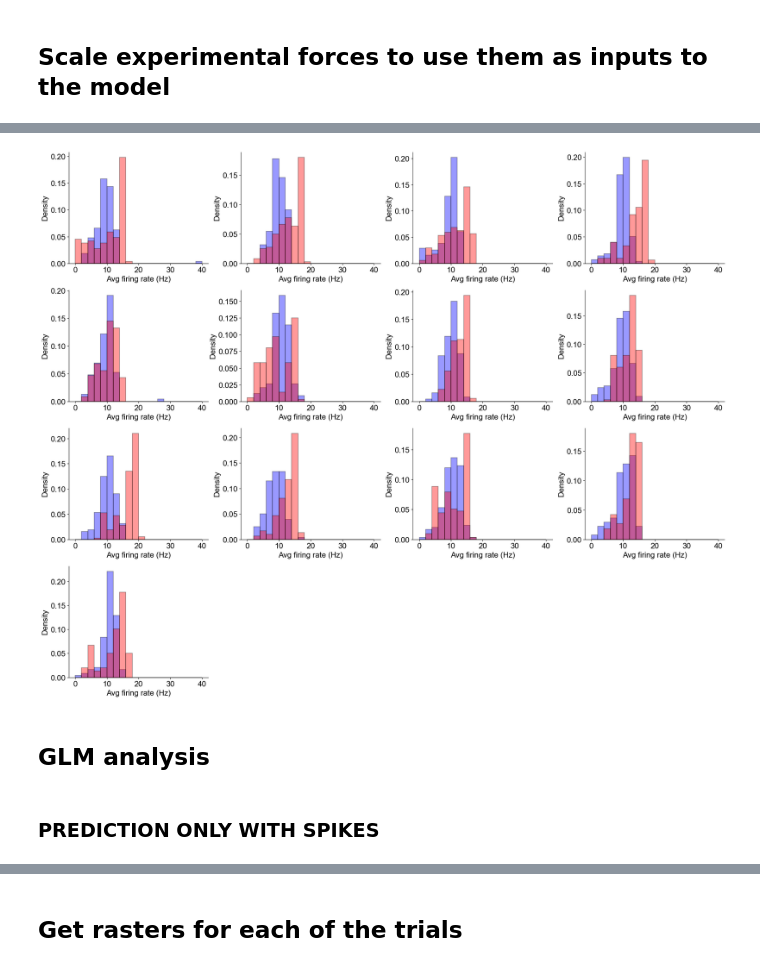
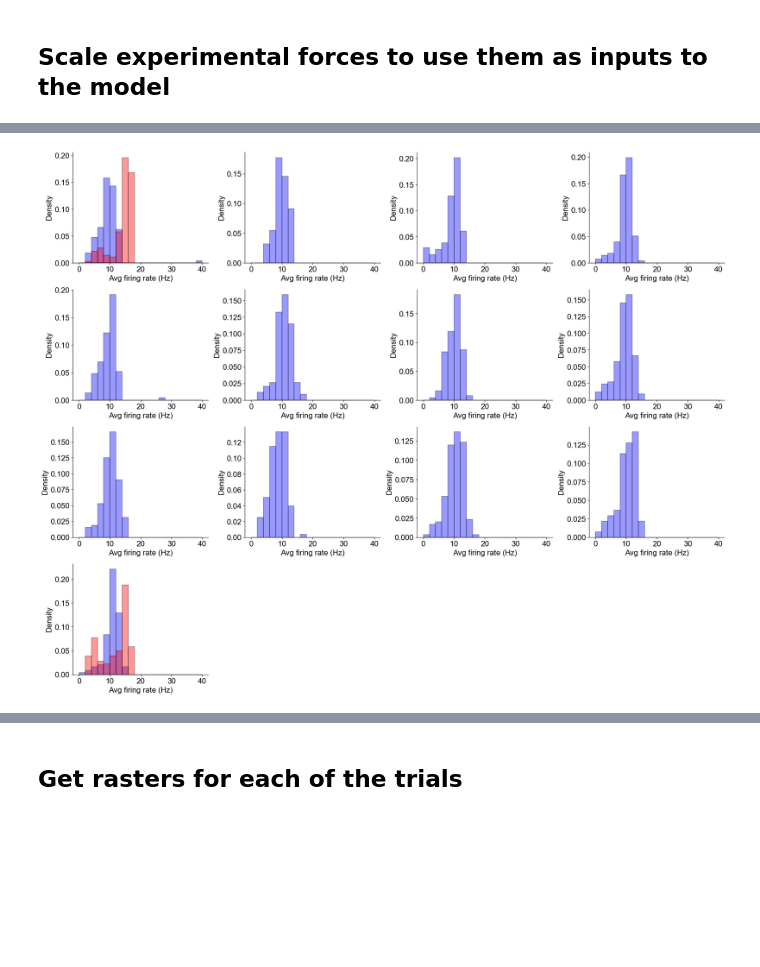
Before and after one commit to natmtc/flexible-motoneuron-control, a Jupyter notebook: Experimental_data_analysis_test.ipynb, the cells around one changed output, grey strips where cells are left out. Cells and saved outputs as stored; diff of their text form; code cells hidden in the pictures; blank space fills up the shorter version.

```diff
--- a/Experimental_data_analysis_test.ipynb
+++ b/Experimental_data_analysis_test.ipynb
@@ -505,7 +797,7 @@ def compute_avg_firing_rate(spike_times, sampling_rate):
 def load_simulated_rates(jld2_file_paths):
     sim_rates_by_day = {}
     for path in jld2_file_paths:
-        day_match = re.search(r'force(\d+)_firing_rates\.jld2', path)
+        day_match = re.search(r'force(\d+)_firing_rates_last_trial\.jld2', path)
         if not day_match:
             continue
         day = int(day_match.group(1))
@@ -587,19 +879,19 @@ Fsamp = 2048
 
 jld2_file_paths = [
 
-    '/Users/nmt121/Desktop/Repositories/Motoneuron_Model/Data_MN_Model/Data_final/firings/S1/force1_firing_rates.jld2',
-    '/Users/nmt121/Desktop/Repositories/Motoneuron_Model/Data_MN_Model/Data_final/firings/S1/force3_firing_rates.jld2',
-    '/Users/nmt121/Desktop/Repositories/Motoneuron_Model/Data_MN_Model/Data_final/firings/S1/force4_firing_rates.jld2',
-    '/Users/nmt121/Desktop/Repositories/Motoneuron_Model/Data_MN_Model/Data_final/firings/S1/force5_firing_rates.jld2',
-    '/Users/nmt121/Desktop/Repositories/Motoneuron_Model/Data_MN_Model/Data_final/firings/S1/force6_firing_rates.jld2',
-    '/Users/nmt121/Desktop/Repositories/Motoneuron_Model/Data_MN_Model/Data_final/firings/S1/force7_firing_rates.jld2',
-    '/Users/nmt121/Desktop/Repositories/Motoneuron_Model/Data_MN_Model/Data_final/firings/S1/force8_firing_rates.jld2',
-    '/Users/nmt121/Desktop/Repositories/Motoneuron_Model/Data_MN_Model/Data_final/firings/S1/force9_firing_rates.jld2',
-    '/Users/nmt121/Desktop/Repositories/Motoneuron_Model/Data_MN_Model/Data_final/firings/S1/force10_firing_rates.jld2',
-    '/Users/nmt121/Desktop/Repositories/Motoneuron_Model/Data_MN_Model/Data_final/firings/S1/force11_firing_rates.jld2',
-    '/Users/nmt121/Desktop/Repositories/Motoneuron_Model/Data_MN_Model/Data_final/firings/S1/force12_firing_rates.jld2',
-    '/Users/nmt121/Desktop/Repositories/Motoneuron_Model/Data_MN_Model/Data_final/firings/S1/force13_firing_rates.jld2',
-    '/Users/nmt121/Desktop/Repositories/Motoneuron_Model/Data_MN_Model/Data_final/firings/S1/force14_firing_rates.jld2',
+    '/Users/nmt121/Desktop/Repositories/Motoneuron_Model/Data_MN_Model/Data_final/firings/S1/force1_firing_rates_last_trial.jld2',
+    # '/Users/nmt121/Desktop/Repositories/Motoneuron_Model/Data_MN_Model/Data_final/firings/S1/force3_firing_rates.jld2',
+    # '/Users/nmt121/Desktop/Repositories/Motoneuron_Model/Data_MN_Model/Data_final/firings/S1/force4_firing_rates.jld2',
+    # '/Users/nmt121/Desktop/Repositories/Motoneuron_Model/Data_MN_Model/Data_final/firings/S1/force5_firing_rates.jld2',
+    # '/Users/nmt121/Desktop/Repositories/Motoneuron_Model/Data_MN_Model/Data_final/firings/S1/force6_firing_rates.jld2',
+    # '/Users/nmt121/Desktop/Repositories/Motoneuron_Model/Data_MN_Model/Data_final/firings/S1/force7_firing_rates.jld2',
+    # '/Users/nmt121/Desktop/Repositories/Motoneuron_Model/Data_MN_Model/Data_final/firings/S1/force8_firing_rates.jld2',
+    # '/Users/nmt121/Desktop/Repositories/Motoneuron_Model/Data_MN_Model/Data_final/firings/S1/force9_firing_rates.jld2',
+    # '/Users/nmt121/Desktop/Repositories/Motoneuron_Model/Data_MN_Model/Data_final/firings/S1/force10_firing_rates.jld2',
+    # '/Users/nmt121/Desktop/Repositories/Motoneuron_Model/Data_MN_Model/Data_final/firings/S1/force11_firing_rates.jld2',
+    # '/Users/nmt121/Desktop/Repositories/Motoneuron_Model/Data_MN_Model/Data_final/firings/S1/force12_firing_rates.jld2',
+    # '/Users/nmt121/Desktop/Repositories/Motoneuron_Model/Data_MN_Model/Data_final/firings/S1/force13_firing_rates.jld2',
+    '/Users/nmt121/Desktop/Repositories/Motoneuron_Model/Data_MN_Model/Data_final/firings/S1/force14_firing_rates_last_trial.jld2',
 
 
 
@@ -623,29 +915,29 @@ jld2_file_paths = [
     # '/Users/nmt121/Desktop/Repositories/Motoneuron_Model/Data_MN_Model/Data_final/firings/S3/force14_firing_rates.jld2',
 
 
-    # '/Users/nmt121/Desktop/Repositories/Motoneuron_Model/Data_MN_Model/Data_final/firings/force1_firing_rates4.jld2',
-    # '/Users/nmt121/Desktop/Repositories/Motoneuron_Model/Data_MN_Model/Data_final/firings/force3_firing_rates4.jld2',
-    # '/Users/nmt121/Desktop/Repositories/Motoneuron_Model/Data_MN_Model/Data_final/firings/force7_firing_rates4.jld2',
-    # '/Users/nmt121/Desktop/Repositories/Motoneuron_Model/Data_MN_Model/Data_final/firings/force8_firing_rates4.jld2',
-    # '/Users/nmt121/Desktop/Repositories/Motoneuron_Model/Data_MN_Model/Data_final/firings/force9_firing_rates4.jld2',
-    # '/Users/nmt121/Desktop/Repositories/Motoneuron_Model/Data_MN_Model/Data_final/firings/force10_firing_rates4.jld2',
-    # '/Users/nmt121/Desktop/Repositories/Motoneuron_Model/Data_MN_Model/Data_final/firings/force11_firing_rates4.jld2',
-    # '/Users/nmt121/Desktop/Repositories/Motoneuron_Model/Data_MN_Model/Data_final/firings/force12_firing_rates4.jld2',
-    # '/Users/nmt121/Desktop/Repositories/Motoneuron_Model/Data_MN_Model/Data_final/firings/force13_firing_rates4.jld2',
-    # '/Users/nmt121/Desktop/Repositories/Motoneuron_Model/Data_MN_Model/Data_final/firings/force14_firing_rates4.jld2',
+    # '/Users/nmt121/Desktop/Repositories/Motoneuron_Model/Data_MN_Model/Data_final/firings/S4/force1_firing_rates.jld2',
+    # '/Users/nmt121/Desktop/Repositories/Motoneuron_Model/Data_MN_Model/Data_final/firings/S4/force3_firing_rates.jld2',
+    # '/Users/nmt121/Desktop/Repositories/Motoneuron_Model/Data_MN_Model/Data_final/firings/S4/force7_firing_rates.jld2',
+    # '/Users/nmt121/Desktop/Repositories/Motoneuron_Model/Data_MN_Model/Data_final/firings/S4/force8_firing_rates.jld2',
+    # '/Users/nmt121/Desktop/Repositories/Motoneuron_Model/Data_MN_Model/Data_final/firings/S4/force9_firing_rates.jld2',
+    # '/Users/nmt121/Desktop/Repositories/Motoneuron_Model/Data_MN_Model/Data_final/firings/S4/force10_firing_rates.jld2',
+    # '/Users/nmt121/Desktop/Repositories/Motoneuron_Model/Data_MN_Model/Data_final/firings/S4/force11_firing_rates.jld2',
+    # '/Users/nmt121/Desktop/Repositories/Motoneuron_Model/Data_MN_Model/Data_final/firings/S4/force12_firing_rates.jld2',
+    # '/Users/nmt121/Desktop/Repositories/Motoneuron_Model/Data_MN_Model/Data_final/firings/S4/force13_firing_rates.jld2',
+    # '/Users/nmt121/Desktop/Repositories/Motoneuron_Model/Data_MN_Model/Data_final/firings/S4/force14_firing_rates.jld2',
 
 
-    # '/Users/nmt121/Desktop/Repositories/Motoneuron_Model/Data_MN_Model/Data_final/firings/force1_firing_rates6.jld2',
-    # '/Users/nmt121/Desktop/Repositories/Motoneuron_Model/Data_MN_Model/Data_final/firings/force3_firing_rates6.jld2',
-    # '/Users/nmt121/Desktop/Repositories/Motoneuron_Model/Data_MN_Model/Data_final/firings/force4_firing_rates6.jld2',
-    # '/Users/nmt121/Desktop/Repositories/Motoneuron_Model/Data_MN_Model/Data_final/firings/force5_firing_rates6.jld2',
-    # '/Users/nmt121/Desktop/Repositories/Motoneuron_Model/Data_MN_Model/Data_final/firings/force8_firing_rates6.jld2',
-    # '/Users/nmt121/Desktop/Repositories/Motoneuron_Model/Data_MN_Model/Data_final/firings/force9_firing_rates6.jld2',
-    # '/Users/nmt121/Desktop/Repositories/Motoneuron_Model/Data_MN_Model/Data_final/firings/force10_firing_rates6.jld2',
-    # '/Users/nmt121/Desktop/Repositories/Motoneuron_Model/Data_MN_Model/Data_final/firings/force11_firing_rates6.jld2',
-    # '/Users/nmt121/Desktop/Repositories/Motoneuron_Model/Data_MN_Model/Data_final/firings/force12_firing_rates6.jld2',
-    # '/Users/nmt121/Desktop/Repositories/Motoneuron_Model/Data_MN_Model/Data_final/firings/force13_firing_rates6.jld2',
-    # '/Users/nmt121/Desktop/Repositories/Motoneuron_Model/Data_MN_Model/Data_final/firings/force14_firing_rates6.jld2',
+    # '/Users/nmt121/Desktop/Repositories/Motoneuron_Model/Data_MN_Model/Data_final/firings/S6/force1_firing_rates.jld2',
+    # '/Users/nmt121/Desktop/Repositories/Motoneuron_Model/Data_MN_Model/Data_final/firings/S6/force3_firing_rates.jld2',
+    # '/Users/nmt121/Desktop/Repositories/Motoneuron_Model/Data_MN_Model/Data_final/firings/S6/force4_firing_rates.jld2',
+    # '/Users/nmt121/Desktop/Repositories/Motoneuron_Model/Data_MN_Model/Data_final/firings/S6/force5_firing_rates.jld2',
+    # '/Users/nmt121/Desktop/Repositories/Motoneuron_Model/Data_MN_Model/Data_final/firings/S6/force8_firing_rates.jld2',
+    # '/Users/nmt121/Desktop/Repositories/Motoneuron_Model/Data_MN_Model/Data_final/firings/S6/force9_firing_rates.jld2',
+    # '/Users/nmt121/Desktop/Repositories/Motoneuron_Model/Data_MN_Model/Data_final/firings/S6/force10_firing_rates.jld2',
+    # '/Users/nmt121/Desktop/Repositories/Motoneuron_Model/Data_MN_Model/Data_final/firings/S6/force11_firing_rates.jld2',
+    # '/Users/nmt121/Desktop/Repositories/Motoneuron_Model/Data_MN_Model/Data_final/firings/S6/force12_firing_rates.jld2',
+    # '/Users/nmt121/Desktop/Repositories/Motoneuron_Model/Data_MN_Model/Data_final/firings/S6/force13_firing_rates.jld2',
+    # '/Users/nmt121/Desktop/Repositories/Motoneuron_Model/Data_MN_Model/Data_final/firings/S6/force14_firing_rates.jld2',
 
     # '/Users/nmt121/Desktop/Repositories/Motoneuron_Model/Data_MN_Model/Data_final/firings/force1_firing_rates7.jld2',
     # '/Users/nmt121/Desktop/Repositories/Motoneuron_Model/Data_MN_Model/Data_final/firings/force2_firing_rates7.jld2',
@@ -664,6 +956,6 @@ jld2_file_paths = [
 ]
 
 fig = compute_firing_rate_histograms_with_sim(folder_path, Fsamp, jld2_file_paths)
-plt.savefig('/Users/nmt121/Desktop/Figures/FRdistributions_S1.pdf', dpi=300, bbox_inches='tight')
+# plt.savefig('/Users/nmt121/Desktop/Figures/FRdistributions_S2.pdf', dpi=300, bbox_inches='tight')
 plt.show()
 # %% [output]
@@ -687,5 +979 @@ plt.show()
-[figure, old version]
+[figure, new version]
-# %% [markdown]
-## GLM analysis
-# %% [markdown]
-### PREDICTION ONLY WITH SPIKES
```
Also changed, not shown: parts of 36 cells of this notebook.
